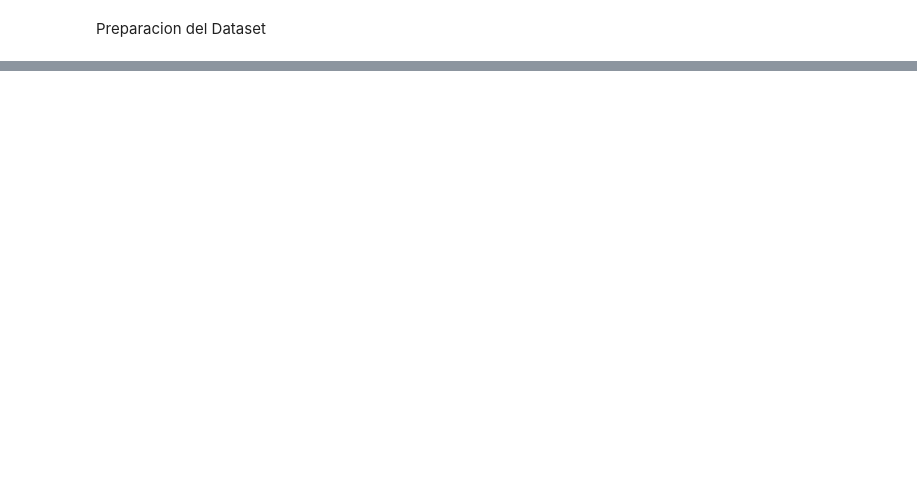
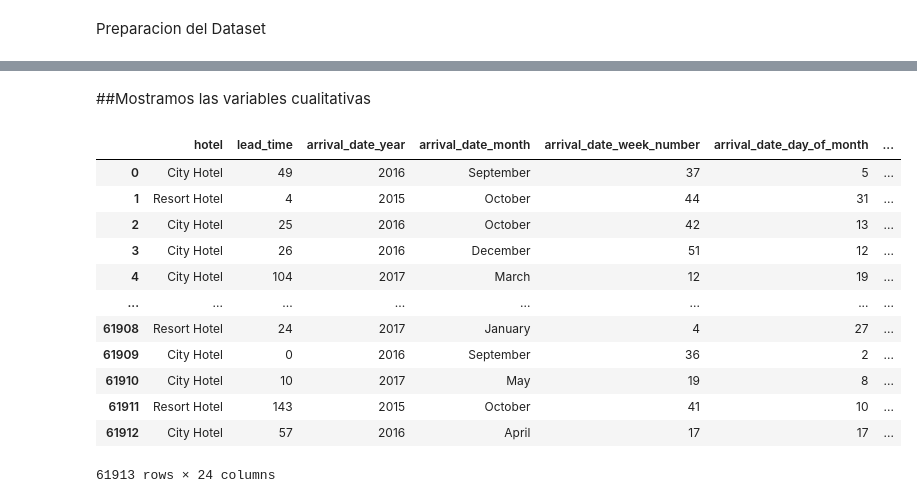
Before and after one commit to franciscoL0pez/TrabajosPracticosOrganizacionDeDatos1C2023, a Jupyter notebook: Tp_1.ipynb, the cells around one changed output, grey strips where cells are left out. Cells and saved outputs as stored; diff of their text form; code cells hidden in the pictures; blank space fills up the shorter version.

```diff
--- a/Tp_1.ipynb
+++ b/Tp_1.ipynb
@@ -18,0 +80,19 @@ KeyboardInterrupt: ignored
+# %% [markdown]
+##Mostramos las variables cualitativas
+# %%
+df_cualitativas = hotels_train.drop(lista_cuantitativas, axis=1)
+df_cualitativas
+# %% [output]
+|  | hotel | lead_time | arrival_date_year | arrival_date_month | arrival_date_week_number | arrival_date_day_of_month | ... |
+| 0 | City Hotel | 49 | 2016 | September | 37 | 5 | ... |
+| 1 | Resort Hotel | 4 | 2015 | October | 44 | 31 | ... |
+| 2 | City Hotel | 25 | 2016 | October | 42 | 13 | ... |
+| 3 | City Hotel | 26 | 2016 | December | 51 | 12 | ... |
+| 4 | City Hotel | 104 | 2017 | March | 12 | 19 | ... |
+| ... | ... | ... | ... | ... | ... | ... | ... |
+| 61908 | Resort Hotel | 24 | 2017 | January | 4 | 27 | ... |
+| 61909 | City Hotel | 0 | 2016 | September | 36 | 2 | ... |
+| 61910 | City Hotel | 10 | 2017 | May | 19 | 8 | ... |
+| 61911 | Resort Hotel | 143 | 2015 | October | 41 | 10 | ... |
+| 61912 | City Hotel | 57 | 2016 | April | 17 | 17 | ... |
+61913 rows × 24 columns
```
Also changed, not shown: parts of 8 cells of this notebook.
